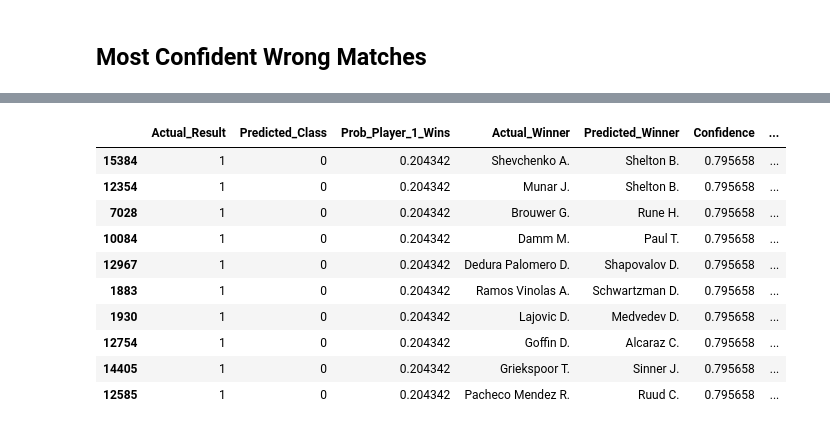
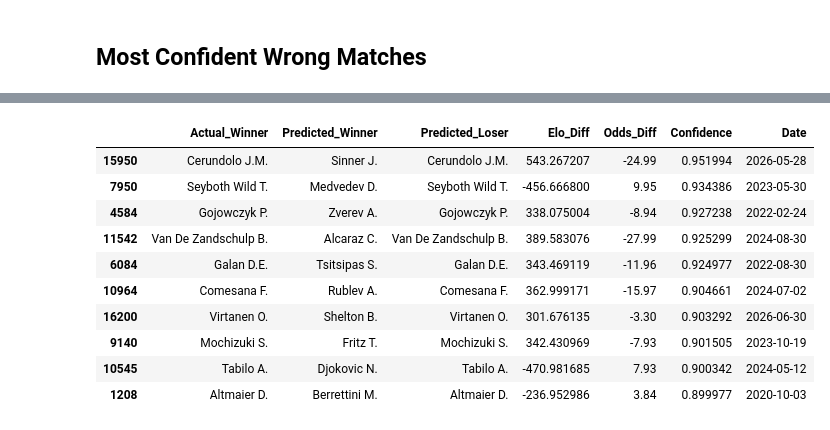
Before and after one commit to giovanni-quacchia/Tennis-prediction-project, a Jupyter notebook: notebooks/04_Analysis.ipynb, the cells around one changed output, grey strips where cells are left out. Cells and saved outputs as stored; diff of their text form; code cells hidden in the pictures.

```diff
--- a/notebooks/04_Analysis.ipynb
+++ b/notebooks/04_Analysis.ipynb
@@ -211,0 +277,16 @@ Random Forest feature usage
+# %%
+import matplotlib.pyplot as plt
+
+for name, res in results.items():
+    comp_df = pd.DataFrame({
+        "Correct": res["pred"] == res["y"],
+        "Elo_Diff": test_set["Elo_Diff"]
+    })
+
+    plt.figure(figsize=(6, 4))
+    comp_df.boxplot(column="Elo_Diff", by="Correct", grid=False)
+    plt.title(f"{name}: Elo_Diff Distribution")
+    plt.suptitle("") # Rimuove il sottotitolo automatico di pandas
+    plt.xlabel("Correct Prediction (False = Wrong, True = Correct)")
+    plt.ylabel("Elo Difference")
+    plt.show()
@@ -213,38 +303,29 @@ Random Forest feature usage
 ## Most Confident Wrong Matches
 # %%
 def show_most_wrong(name, results, test_set, top_n=10):
-    # Show confident errors: high confidence, wrong class.
-    rows = pd.DataFrame({
-        "Actual_Result": results["y"],
-        "Predicted_Class": results["pred"].astype(int),
-        "Prob_Player_1_Wins": results["proba"],
+    """Show the model's most confident WRONG predictions — useful to spot where it fails."""
+    predicted_player_1 = results["pred"] == 1
+
+    wrong = pd.DataFrame({
+        "Actual_Winner": np.where(results["y"] == 1, test_set["Player_1"], test_set["Player_2"]),
+        "Predicted_Winner": np.where(predicted_player_1, test_set["Player_1"], test_set["Player_2"]),
+        "Predicted_Loser": np.where(predicted_player_1, test_set["Player_2"], test_set["Player_1"]),
+        "Elo_Diff": test_set["Elo_Diff"],
+        "Odds_Diff": test_set["Odds_Diff"],
+        # Confidence = probability assigned to whichever player the model predicted
+        "Confidence": np.where(predicted_player_1, results["proba"], 1 - results["proba"]),
+        "Date": test_set["Date"],
     }, index=test_set.index)
 
-    rows["Actual_Winner"] = np.where(
-        rows["Actual_Result"] == 1,
-        test_set["Player_1"],
-        test_set["Player_2"],
-    )
-    rows["Predicted_Winner"] = np.where(
-        rows["Predicted_Class"] == 1,
-        test_set["Player_1"],
-        test_set["Player_2"],
-    )
-    rows["Confidence"] = np.where(
-        rows["Predicted_Class"] == 1,
-        rows["Prob_Player_1_Wins"],
-        1 - rows["Prob_Player_1_Wins"],
-    )
-
-    wrong = rows[rows["Actual_Result"] != rows["Predicted_Class"]]
+    wrong = wrong[results["y"] != results["pred"]]
     wrong = wrong.sort_values("Confidence", ascending=False).head(top_n)
 
     print(f"{name}: most confident wrong matches")
-    display(wrong.join(test_set))
+    display(wrong)
 
 
-pd.set_option("display.max_columns", None) # show all columns when displaying a dataframe
+pd.set_option("display.max_columns", None)
 
-show_most_wrong("XGBoost", xgb_results, test_set)
-show_most_wrong("Random Forest", rf_results, test_set)
+for name, model in models.items():
+    show_most_wrong(name, results[name], test_set)
 # %% [output]
@@ -252,11 +333,11 @@ XGBoost: most confident wrong matches
-|  | Actual_Result | Predicted_Class | Prob_Player_1_Wins | Actual_Winner | Predicted_Winner | Confidence | ... |
-| 15384 | 1 | 0 | 0.204342 | Shevchenko A. | Shelton B. | 0.795658 | ... |
-| 12354 | 1 | 0 | 0.204342 | Munar J. | Shelton B. | 0.795658 | ... |
-| 7028 | 1 | 0 | 0.204342 | Brouwer G. | Rune H. | 0.795658 | ... |
-| 10084 | 1 | 0 | 0.204342 | Damm M. | Paul T. | 0.795658 | ... |
-| 12967 | 1 | 0 | 0.204342 | Dedura Palomero D. | Shapovalov D. | 0.795658 | ... |
-| 1883 | 1 | 0 | 0.204342 | Ramos Vinolas A. | Schwartzman D. | 0.795658 | ... |
-| 1930 | 1 | 0 | 0.204342 | Lajovic D. | Medvedev D. | 0.795658 | ... |
-| 12754 | 1 | 0 | 0.204342 | Goffin D. | Alcaraz C. | 0.795658 | ... |
-| 14405 | 1 | 0 | 0.204342 | Griekspoor T. | Sinner J. | 0.795658 | ... |
-| 12585 | 1 | 0 | 0.204342 | Pacheco Mendez R. | Ruud C. | 0.795658 | ... |
+|  | Actual_Winner | Predicted_Winner | Predicted_Loser | Elo_Diff | Odds_Diff | Confidence | Date |
+| 15950 | Cerundolo J.M. | Sinner J. | Cerundolo J.M. | 543.267207 | -24.99 | 0.951994 | 2026-05-28 |
+| 7950 | Seyboth Wild T. | Medvedev D. | Seyboth Wild T. | -456.666800 | 9.95 | 0.934386 | 2023-05-30 |
+| 4584 | Gojowczyk P. | Zverev A. | Gojowczyk P. | 338.075004 | -8.94 | 0.927238 | 2022-02-24 |
+| 11542 | Van De Zandschulp B. | Alcaraz C. | Van De Zandschulp B. | 389.583076 | -27.99 | 0.925299 | 2024-08-30 |
+| 6084 | Galan D.E. | Tsitsipas S. | Galan D.E. | 343.469119 | -11.96 | 0.924977 | 2022-08-30 |
+| 10964 | Comesana F. | Rublev A. | Comesana F. | 362.999171 | -15.97 | 0.904661 | 2024-07-02 |
+| 16200 | Virtanen O. | Shelton B. | Virtanen O. | 301.676135 | -3.30 | 0.903292 | 2026-06-30 |
+| 9140 | Mochizuki S. | Fritz T. | Mochizuki S. | 342.430969 | -7.93 | 0.901505 | 2023-10-19 |
+| 10545 | Tabilo A. | Djokovic N. | Tabilo A. | -470.981685 | 7.93 | 0.900342 | 2024-05-12 |
+| 1208 | Altmaier D. | Berrettini M. | Altmaier D. | -236.952986 | 3.84 | 0.899977 | 2020-10-03 |
```
Also changed, not shown: parts of 17 cells of this notebook, 33 other files.
